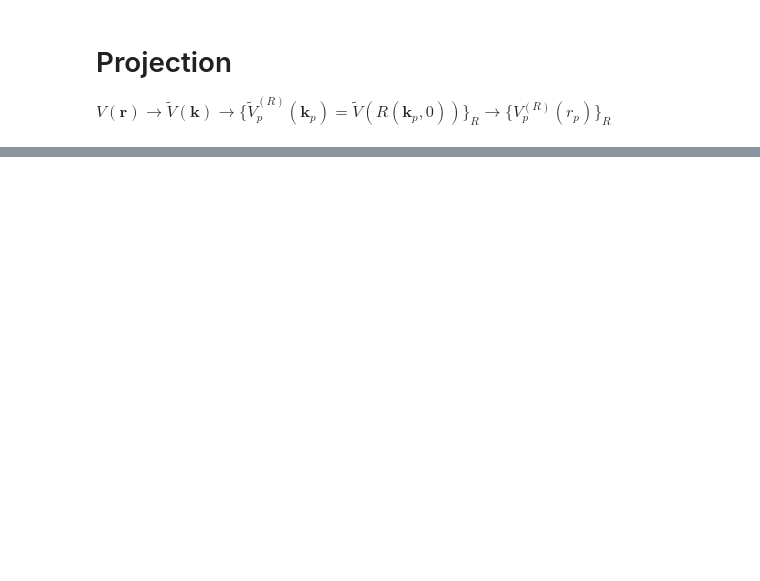
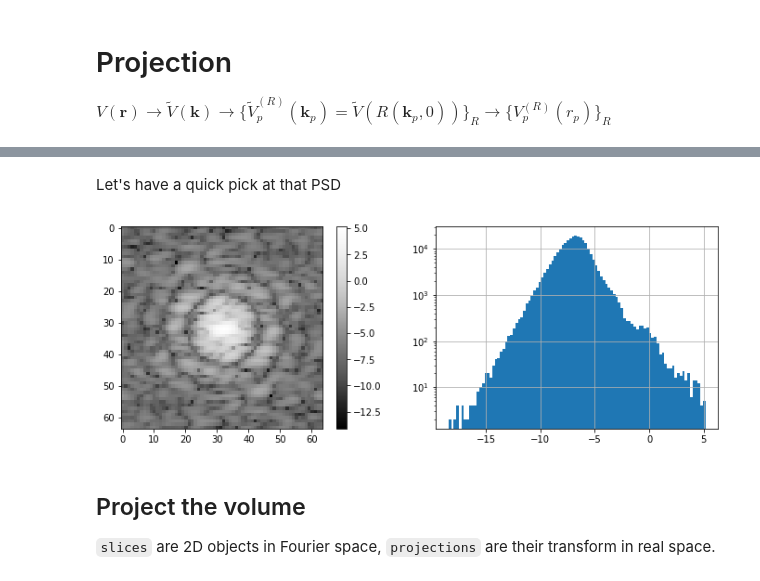
Before and after one commit to slaclab/cryoEM-notebooks, a Jupyter notebook: notebooks/Projection.ipynb, the cells around one changed output, grey strips where cells are left out. Cells and saved outputs as stored; diff of their text form; code cells hidden in the pictures; blank space fills up the shorter version.

```diff
--- a/notebooks/Projection.ipynb
+++ b/notebooks/Projection.ipynb
@@ -207,0 +37,12 @@ def display_volume(volume, d=2):
+# %%
+volume_fourier = fft_volume(volume, shift=True)
+volume_psd     = get_psd(volume_fourier)
+# %% [markdown]
+Let's have a quick pick at that PSD
+# %%
+show_volume(volume_psd, mode='slice', axis='Z')
+# %% [output]
+[figure, added]
+# %% [markdown]
+## Project the volume
+`slices` are 2D objects in Fourier space, `projections` are their transform in real space.
```
Also changed, not shown: parts of 44 cells of this notebook.
